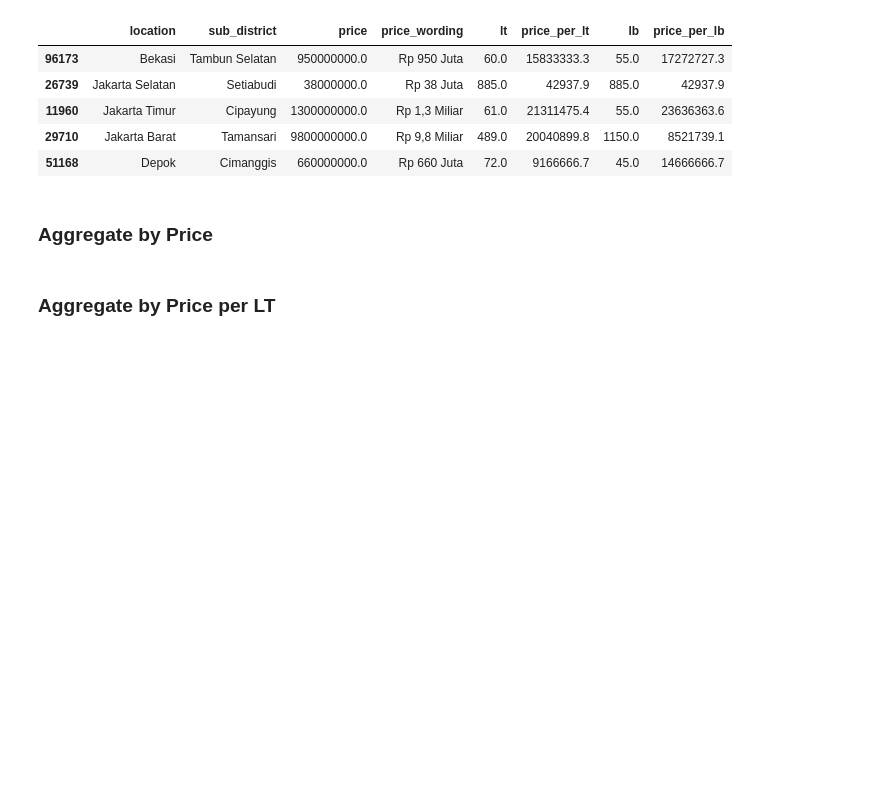
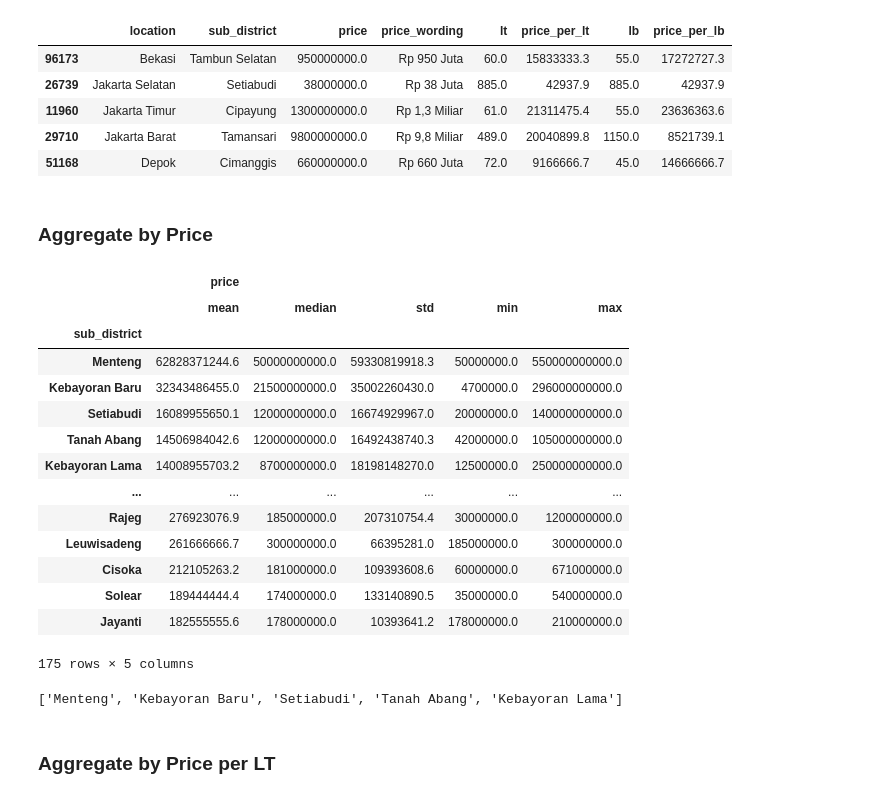
Before and after one commit to geraldabrhm/house-price-scrap-jabodetabek, a Jupyter notebook: analysis/notebook.ipynb, the cells around one changed output. Cells and saved outputs as stored; diff of their text form; code cells hidden in the pictures; blank space fills up the shorter version.

Commit message:
fix: show aggregate data in notebook instead merely store it

```diff
--- a/analysis/notebook.ipynb
+++ b/analysis/notebook.ipynb
@@ -167,8 +167,28 @@ df.sample(5, random_state=16)
 # %%
 df_aggregate_price = df.groupby('sub_district').agg({'price': ['mean', 'median', 'std', 'min', 'max']})
 df_aggregate_price = df_aggregate_price.sort_values(by=('price', 'mean'), ascending=False)
+df_aggregate_price
+# %% [output]
+|  | price |  |  |  |  |
+|  | mean | median | std | min | max |
+| sub_district |  |  |  |  |  |
+| Menteng | 62828371244.6 | 50000000000.0 | 59330819918.3 | 50000000.0 | 550000000000.0 |
+| Kebayoran Baru | 32343486455.0 | 21500000000.0 | 35002260430.0 | 4700000.0 | 296000000000.0 |
+| Setiabudi | 16089955650.1 | 12000000000.0 | 16674929967.0 | 20000000.0 | 140000000000.0 |
+| Tanah Abang | 14506984042.6 | 12000000000.0 | 16492438740.3 | 42000000.0 | 105000000000.0 |
+| Kebayoran Lama | 14008955703.2 | 8700000000.0 | 18198148270.0 | 12500000.0 | 250000000000.0 |
+| ... | ... | ... | ... | ... | ... |
+| Rajeg | 276923076.9 | 185000000.0 | 207310754.4 | 30000000.0 | 1200000000.0 |
+| Leuwisadeng | 261666666.7 | 300000000.0 | 66395281.0 | 185000000.0 | 300000000.0 |
+| Cisoka | 212105263.2 | 181000000.0 | 109393608.6 | 60000000.0 | 671000000.0 |
+| Solear | 189444444.4 | 174000000.0 | 133140890.5 | 35000000.0 | 540000000.0 |
+| Jayanti | 182555555.6 | 178000000.0 | 10393641.2 | 178000000.0 | 210000000.0 |
+175 rows × 5 columns
 # %%
 ordered_list_price = df_aggregate_price['price']['mean'].keys().tolist()
+ordered_list_price[:5]
+# %% [output]
+['Menteng', 'Kebayoran Baru', 'Setiabudi', 'Tanah Abang', 'Kebayoran Lama']
 # %% [markdown]
 ### Aggregate by Price per LT
 # %%
```
Also changed, not shown: parts of 4 cells of this notebook.
